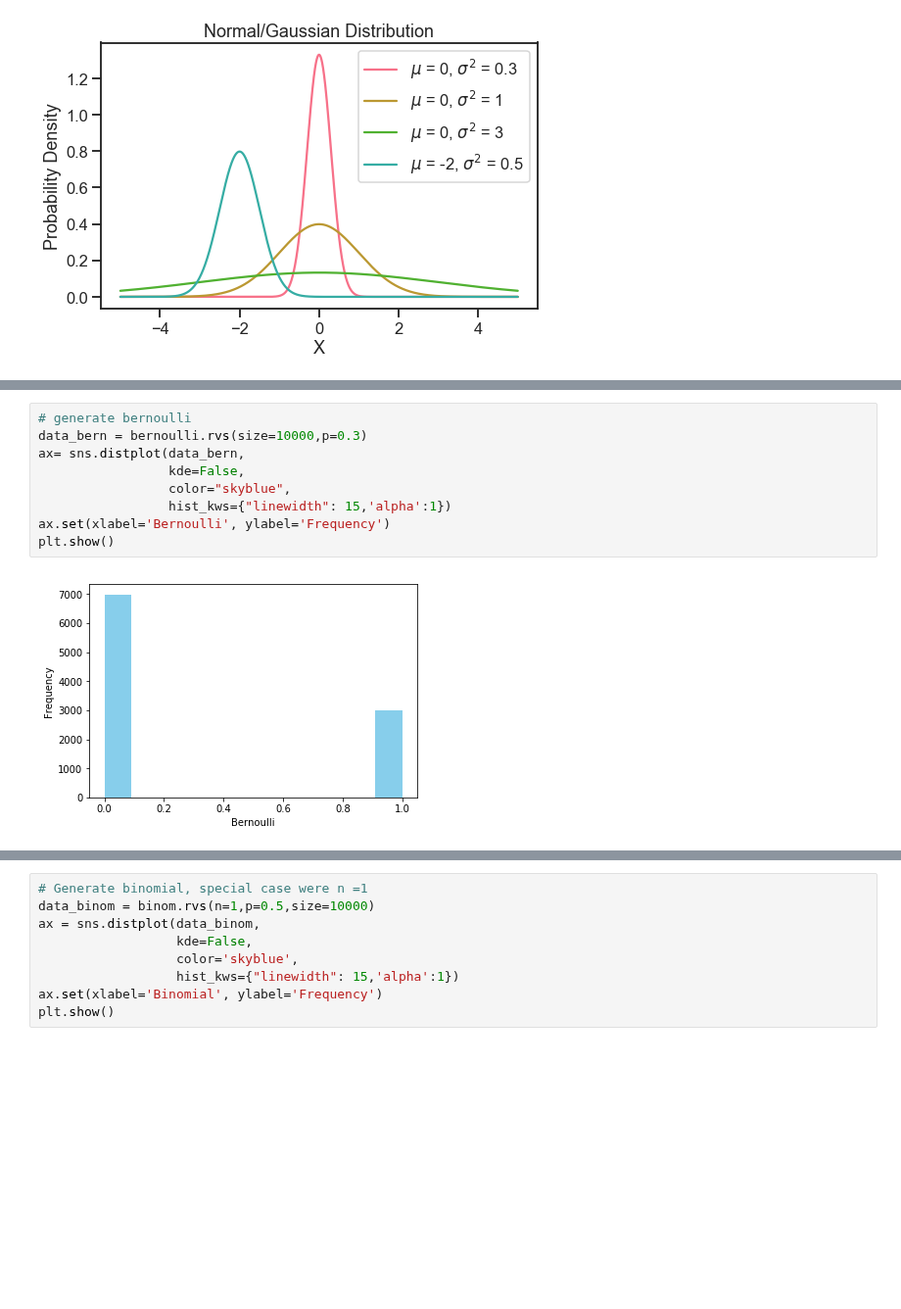
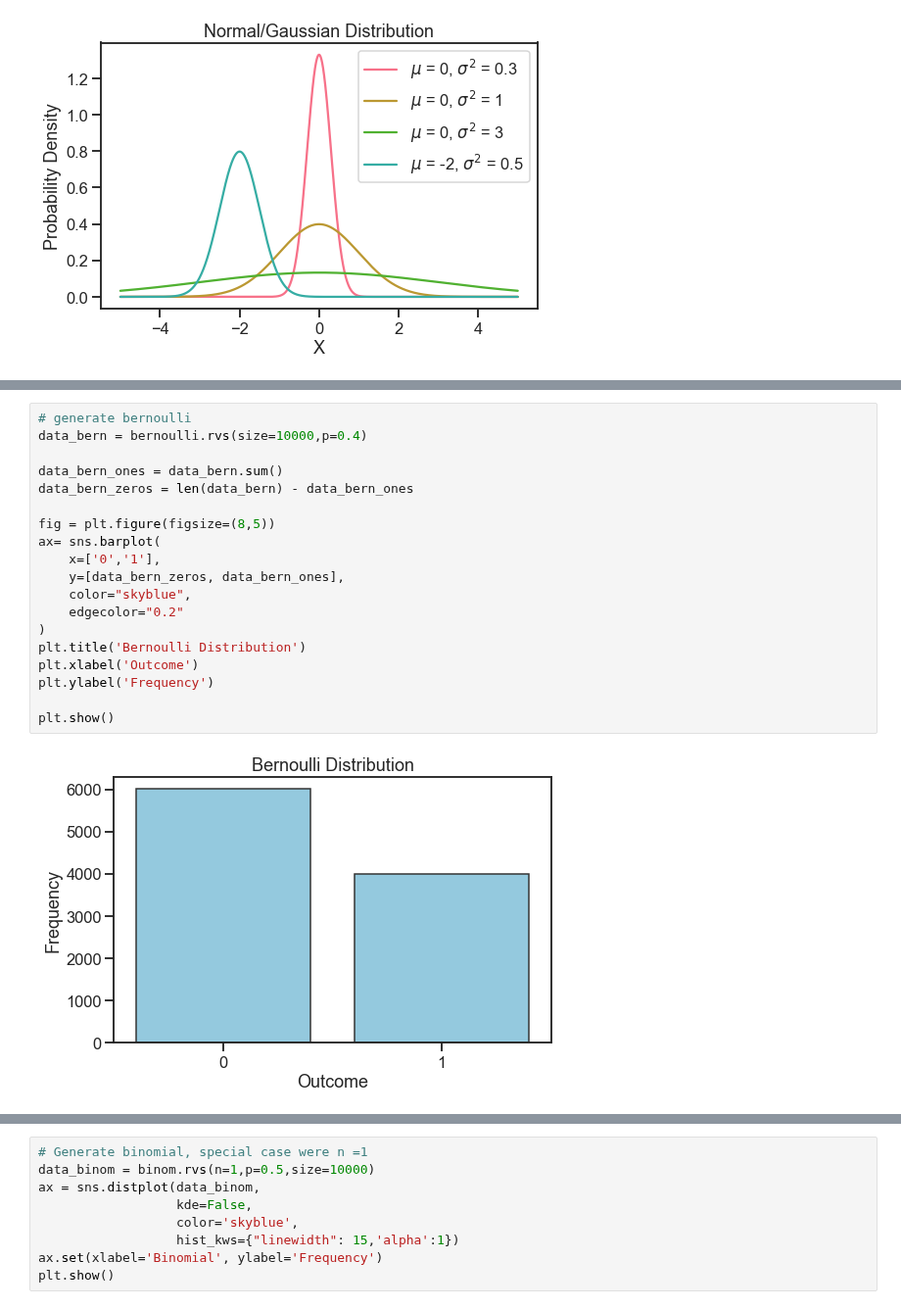
Before and after one commit to NathanielDake/intuitiveml, a Jupyter notebook: notebooks/Math-appendix/statistics/History-of-normal-distribution.ipynb, the cells around one changed output, grey strips where cells are left out. Shown at 98% size. Cells and saved outputs as stored; diff of their text form; blank space fills up the shorter version.

```diff
--- a/notebooks/Math-appendix/statistics/History-of-normal-distribution.ipynb
+++ b/notebooks/Math-appendix/statistics/History-of-normal-distribution.ipynb
@@ -48,11 +81,21 @@ plt.show()
 # %%
 # generate bernoulli
-data_bern = bernoulli.rvs(size=10000,p=0.3)
-ax= sns.distplot(data_bern,
-                 kde=False,
-                 color="skyblue",
-                 hist_kws={"linewidth": 15,'alpha':1})
-ax.set(xlabel='Bernoulli', ylabel='Frequency')
+data_bern = bernoulli.rvs(size=10000,p=0.4)
+
+data_bern_ones = data_bern.sum()
+data_bern_zeros = len(data_bern) - data_bern_ones
+
+fig = plt.figure(figsize=(8,5))
+ax= sns.barplot(
+    x=['0','1'],
+    y=[data_bern_zeros, data_bern_ones],
+    color="skyblue",
+    edgecolor="0.2"
+)
+plt.title('Bernoulli Distribution')
+plt.xlabel('Outcome')
+plt.ylabel('Frequency')
+
 plt.show()
 # %% [output]
-[figure, old version]
+[figure, new version]
```
Also changed, not shown: parts of 3 cells of this notebook.
